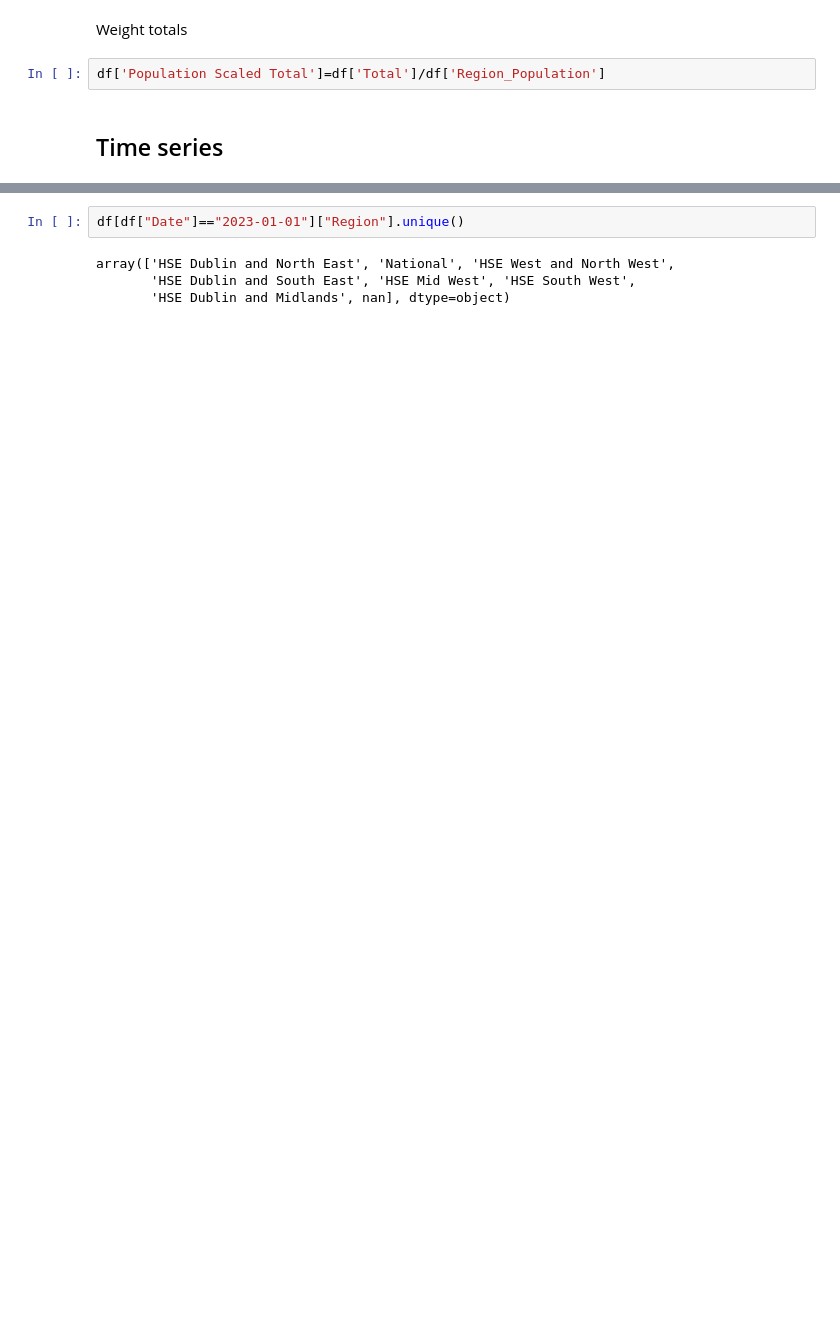
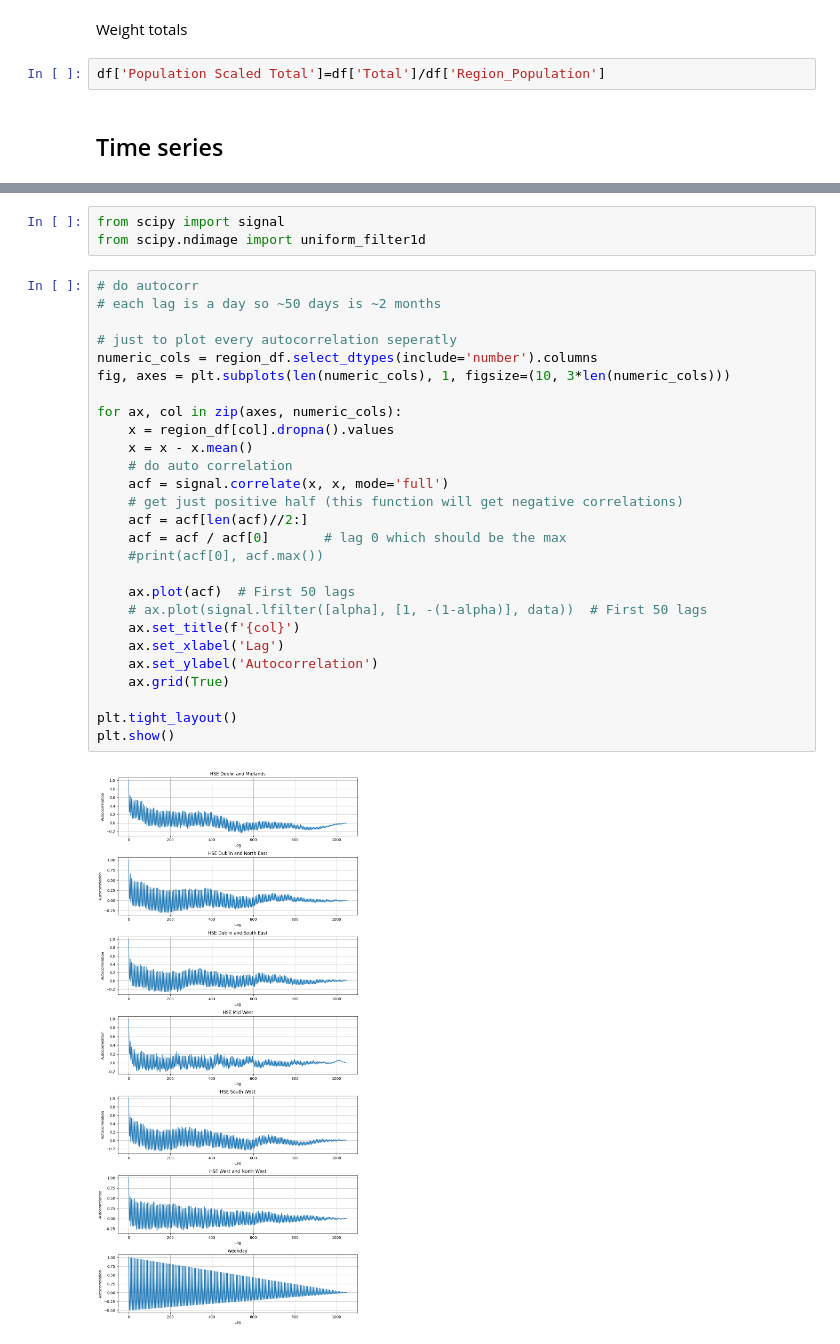
Before and after one commit to hotsoupisgood/scraping-hse-trolly-data, a Jupyter notebook: cleaning.ipynb, the cells around one changed output, grey strips where cells are left out. Cells and saved outputs as stored; diff of their text form; blank space fills up the shorter version.

```diff
--- a/cleaning.ipynb
+++ b/cleaning.ipynb
@@ -127,6 +194,32 @@ df[df["Hospital"].str.contains("Total")].groupby(["weekday","Hospital"])['Popula
+# %%
+from scipy import signal
+from scipy.ndimage import uniform_filter1d
 # %%
-df[df["Date"]=="2023-01-01"]["Region"].unique()
+# do autocorr
+# each lag is a day so ~50 days is ~2 months
+
+# just to plot every autocorrelation seperatly
+numeric_cols = region_df.select_dtypes(include='number').columns
+fig, axes = plt.subplots(len(numeric_cols), 1, figsize=(10, 3*len(numeric_cols)))
+
+for ax, col in zip(axes, numeric_cols):
+    x = region_df[col].dropna().values
+    x = x - x.mean()
+    # do auto correlation
+    acf = signal.correlate(x, x, mode='full')
+    # get just positive half (this function will get negative correlations)
+    acf = acf[len(acf)//2:]
+    acf = acf / acf[0]       # lag 0 which should be the max
+    #print(acf[0], acf.max())
+
+    ax.plot(acf)  # First 50 lags
+    # ax.plot(signal.lfilter([alpha], [1, -(1-alpha)], data))  # First 50 lags
+    ax.set_title(f'{col}')
+    ax.set_xlabel('Lag')
+    ax.set_ylabel('Autocorrelation')
+    ax.grid(True)
+
+plt.tight_layout()
+plt.show()
 # %% [output]
-array(['HSE Dublin and North East', 'National', 'HSE West and North West',
-       'HSE Dublin and South East', 'HSE Mid West', 'HSE South West',
-       'HSE Dublin and Midlands', nan], dtype=object)
+[figure, added]
```
Also changed, not shown: parts of 14 cells of this notebook, 1 other file.
